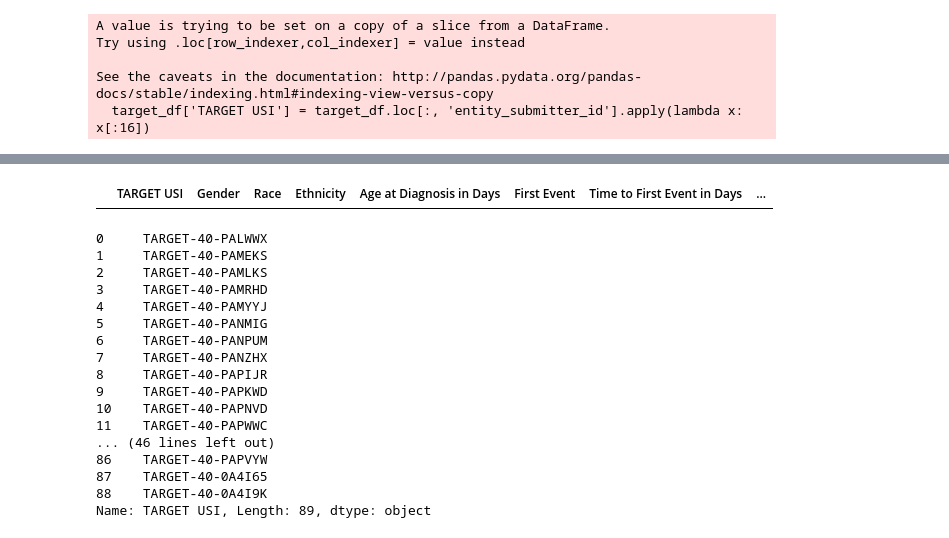
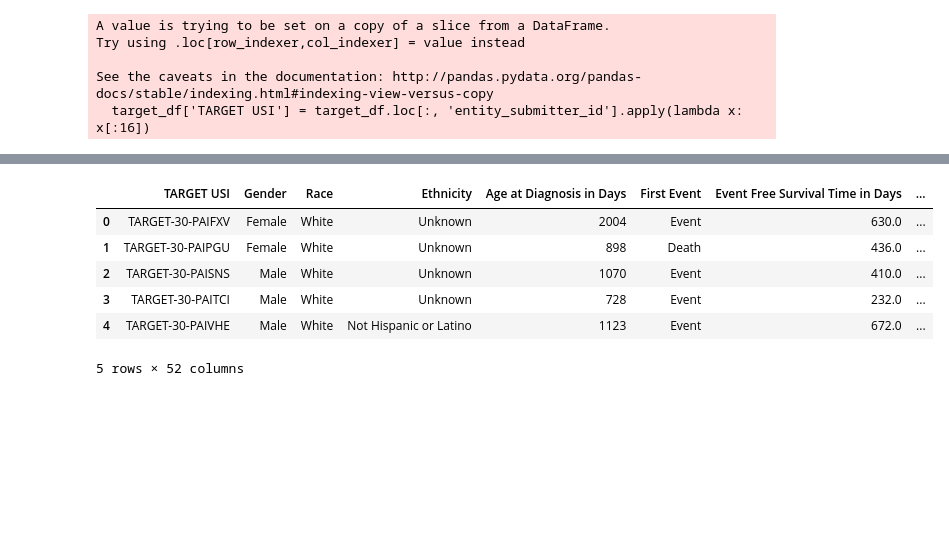
Before and after one commit to NCBI-Hackathons/ConsensusML, a Jupyter notebook: scripts/david_clean.ipynb, the cells around one changed output, grey strips where cells are left out. Cells and saved outputs as stored; diff of their text form; code cells hidden in the pictures; blank space fills up the shorter version.

Commit message:
create csv of disease specific metadata + clinical data

```diff
--- a/scripts/david_clean.ipynb
+++ b/scripts/david_clean.ipynb
@@ -11,10 +31,12 @@ manifest_df = pd.read_csv('../GCD_TARGET_Data_Manifest_AML_NBL_WT_RT.csv')
 # pull discovery data into pandas
 # %%
 wt_disc_df = pd.read_excel('../Clinical_Data/TARGET_WT_ClinicalData_Discovery_20160714_public.xlsx')
-rt_disc_df = pd.read_excel('../Clinical_Data/TARGET_RT_ClinicalData_Discovery_20150710_public.xlsx')
-os_disc_df = pd.read_excel('../Clinical_Data/TARGET_OS_ClinicalData_Discovery_20150729.xlsx')
+aml_disc_df = pd.read_excel('../Clinical_Data/TARGET_AML_ClinicalData_20160714.xlsx')
+nbl_disc_df = pd.read_excel('../Clinical_Data/TARGET_NBL_ClinicalData_20151124.xlsx')
 # %%
 WT_df = manifest_clinical_merge(manifest_df, wt_disc_df, 'TARGET-WT')
+AML_df = manifest_clinical_merge(manifest_df, aml_disc_df, 'TARGET-AML')
+NBL_df = manifest_clinical_merge(manifest_df, nbl_disc_df, 'TARGET-NBL')
 # %% [output]
 A value is trying to be set on a copy of a slice from a DataFrame.
 Try using .loc[row_indexer,col_indexer] = value instead
@@ -51,24 +65,10 @@ RT_df.head()
 # %%
-OS_df.head()
+NBL_df.head()
 # %% [output]
-|  | TARGET USI | Gender | Race | Ethnicity | Age at Diagnosis in Days | First Event | Time to First Event in Days | ... |
+|  | TARGET USI | Gender | Race | Ethnicity | Age at Diagnosis in Days | First Event | Event Free Survival Time in Days | ... |
+| 0 | TARGET-30-PAIFXV | Female | White | Unknown | 2004 | Event | 630.0 | ... |
+| 1 | TARGET-30-PAIPGU | Female | White | Unknown | 898 | Death | 436.0 | ... |
+| 2 | TARGET-30-PAISNS | Male | White | Unknown | 1070 | Event | 410.0 | ... |
+| 3 | TARGET-30-PAITCI | Male | White | Unknown | 728 | Event | 232.0 | ... |
+| 4 | TARGET-30-PAIVHE | Male | White | Not Hispanic or Latino | 1123 | Event | 672.0 | ... |
+5 rows × 52 columns
-# %%
-os_disc_df['TARGET USI']
-# %% [output]
-0     TARGET-40-PALWWX
-1     TARGET-40-PAMEKS
-2     TARGET-40-PAMLKS
-3     TARGET-40-PAMRHD
-4     TARGET-40-PAMYYJ
-5     TARGET-40-PANMIG
-6     TARGET-40-PANPUM
-7     TARGET-40-PANZHX
-8     TARGET-40-PAPIJR
-9     TARGET-40-PAPKWD
-10    TARGET-40-PAPNVD
-11    TARGET-40-PAPWWC
-... (46 lines left out)
-86    TARGET-40-PAPVYW
-87    TARGET-40-0A4I65
-88    TARGET-40-0A4I9K
-Name: TARGET USI, Length: 89, dtype: object
```
Also changed, not shown: parts of 7 cells of this notebook, 3 other files.
